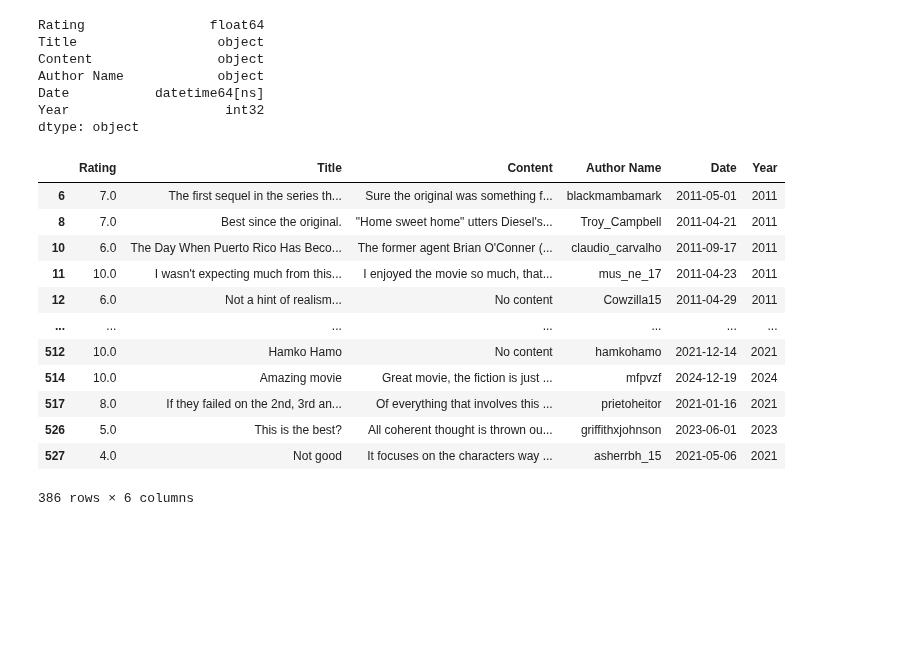
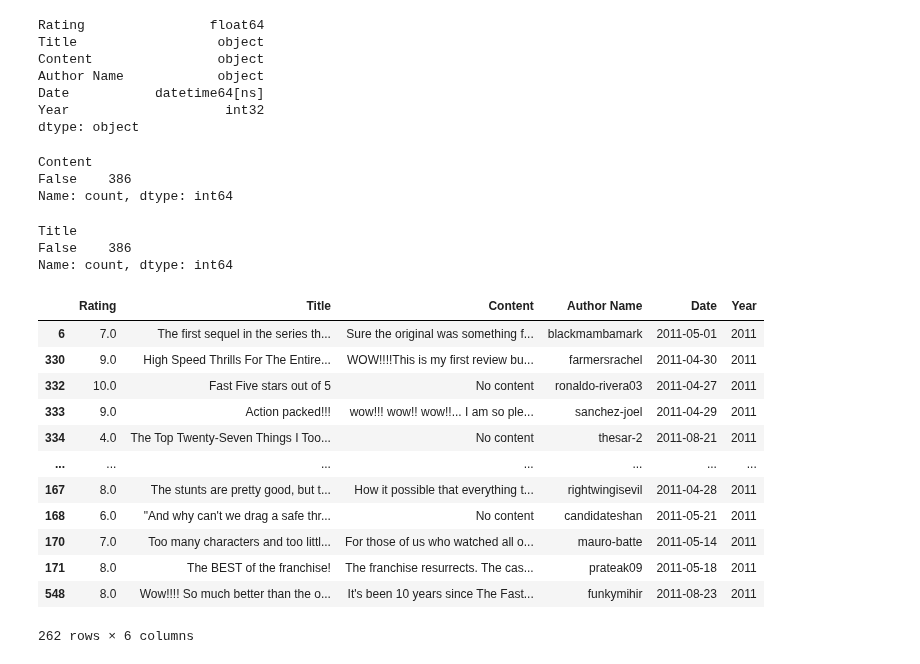
Before and after one commit to pwy7fv/DS-4002-Group-Projects, a Jupyter notebook: Scripts/FF5_clean.ipynb, the cells around one changed output. Saved outputs shown, nothing was run; the diff lists cells and outputs as text; code cells hidden in the pictures; blank space fills up the shorter version.

```diff
--- a/Scripts/FF5_clean.ipynb
+++ b/Scripts/FF5_clean.ipynb
@@ -151,20 +151,28 @@ Author Name            object
 Date           datetime64[ns]
 Year                    int32
 dtype: object
+# %%
+#FF5_clean2['Title'] = FF5_clean2['Title'].astype(str)
+FF5_clean2
+FF5_clean2['Content'] = FF5_clean2["Content"].str.replace('No content', "Nan")
+
+
+count1 = FF5_clean2['Content'] == "NaN"
+count1.value_counts()
+#print(FF5_clean2["Content"].isna().sum())
+# %% [output]
+Content
+False    386
+Name: count, dtype: int64
+# %%
+FF5_clean2['Content'] = FF5_clean2["Title"].str.replace('No Title', "Nan")
+count2 = FF5_clean2['Title'] == "NaN"
+count2.value_counts()
+# %% [output]
+Title
+False    386
+Name: count, dtype: int64
 # %%
-FF5_clean2['Title'] = FF5_clean2['Title'].astype(str)
 FF5_clean2
+
+FF5_clean2.to_csv('FF5_clean2.csv')
-# %% [output]
-|  | Rating | Title | Content | Author Name | Date | Year |
-| 6 | 7.0 | The first sequel in the series th... | Sure the original was something f... | blackmambamark | 2011-05-01 | 2011 |
-| 8 | 7.0 | Best since the original. | "Home sweet home" utters Diesel's... | Troy_Campbell | 2011-04-21 | 2011 |
-| 10 | 6.0 | The Day When Puerto Rico Has Beco... | The former agent Brian O'Conner (... | claudio_carvalho | 2011-09-17 | 2011 |
-| 11 | 10.0 | I wasn't expecting much from this... | I enjoyed the movie so much, that... | mus_ne_17 | 2011-04-23 | 2011 |
-| 12 | 6.0 | Not a hint of realism... | No content | Cowzilla15 | 2011-04-29 | 2011 |
-| ... | ... | ... | ... | ... | ... | ... |
-| 512 | 10.0 | Hamko Hamo | No content | hamkohamo | 2021-12-14 | 2021 |
-| 514 | 10.0 | Amazing movie | Great movie, the fiction is just ... | mfpvzf | 2024-12-19 | 2024 |
-| 517 | 8.0 | If they failed on the 2nd, 3rd an... | Of everything that involves this ... | prietoheitor | 2021-01-16 | 2021 |
-| 526 | 5.0 | This is the best? | All coherent thought is thrown ou... | griffithxjohnson | 2023-06-01 | 2023 |
-| 527 | 4.0 | Not good | It focuses on the characters way ... | asherrbh_15 | 2021-05-06 | 2021 |
-386 rows × 6 columns
@@ -170,0 +181,16 @@ FF5_clean2
+# %%
+FF5_clean2011.sort_values(by="Year", ascending = False)
+# %% [output]
+|  | Rating | Title | Content | Author Name | Date | Year |
+| 6 | 7.0 | The first sequel in the series th... | Sure the original was something f... | blackmambamark | 2011-05-01 | 2011 |
+| 330 | 9.0 | High Speed Thrills For The Entire... | WOW!!!!This is my first review bu... | farmersrachel | 2011-04-30 | 2011 |
+| 332 | 10.0 | Fast Five stars out of 5 | No content | ronaldo-rivera03 | 2011-04-27 | 2011 |
+| 333 | 9.0 | Action packed!!! | wow!!! wow!! wow!!... I am so ple... | sanchez-joel | 2011-04-29 | 2011 |
+| 334 | 4.0 | The Top Twenty-Seven Things I Too... | No content | thesar-2 | 2011-08-21 | 2011 |
+| ... | ... | ... | ... | ... | ... | ... |
+| 167 | 8.0 | The stunts are pretty good, but t... | How it possible that everything t... | rightwingisevil | 2011-04-28 | 2011 |
+| 168 | 6.0 | "And why can't we drag a safe thr... | No content | candidateshan | 2011-05-21 | 2011 |
+| 170 | 7.0 | Too many characters and too littl... | For those of us who watched all o... | mauro-batte | 2011-05-14 | 2011 |
+| 171 | 8.0 | The BEST of the franchise! | The franchise resurrects. The cas... | prateak09 | 2011-05-18 | 2011 |
+| 548 | 8.0 | Wow!!!! So much better than the o... | It's been 10 years since The Fast... | funkymihir | 2011-08-23 | 2011 |
+262 rows × 6 columns
```
Also changed, not shown: parts of 6 cells of this notebook, 1 other file.
